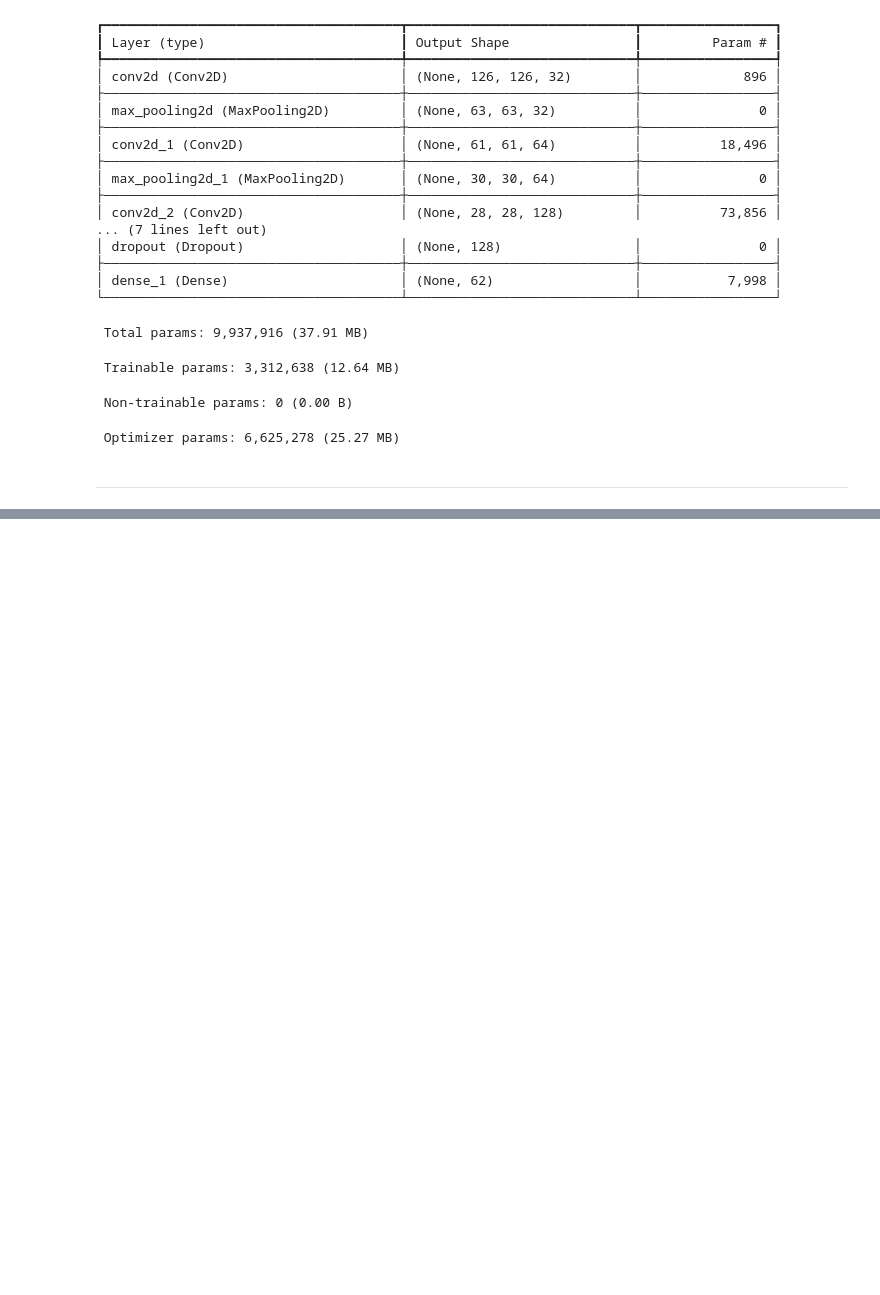
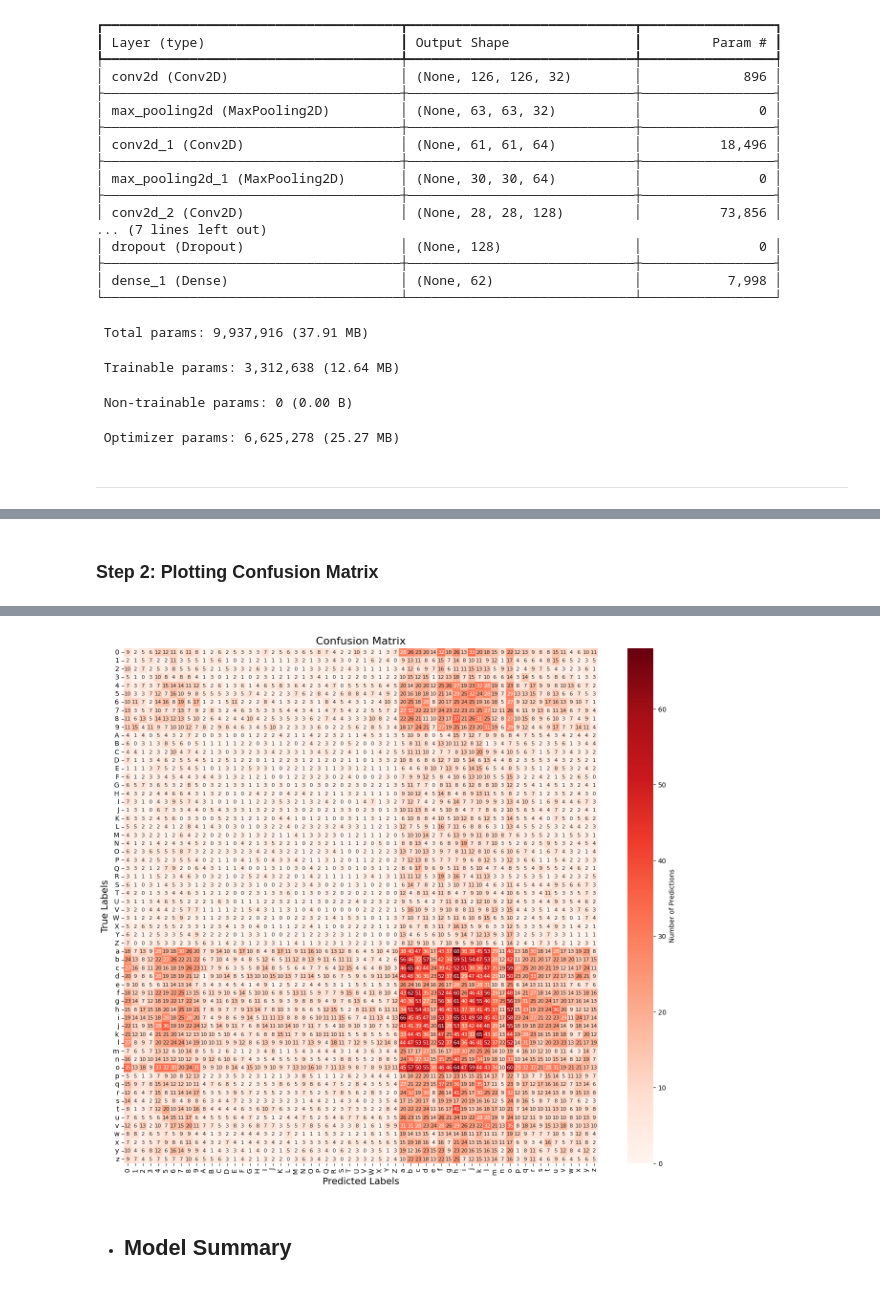
Before and after one commit to s4r1n4/islasl, a Jupyter notebook: Sign_Language_Detection.ipynb, the cells around one changed output, grey strips where cells are left out. Saved outputs shown, nothing was run; the diff lists cells and outputs as text; code cells hidden in the pictures; blank space fills up the shorter version.

```diff
--- a/Sign_Language_Detection.ipynb
+++ b/Sign_Language_Detection.ipynb
@@ -569,0 +612,28 @@ Model: "sequential"
+# %% [markdown]
+### **Step 2: Plotting Confusion Matrix**
+# %%
+from sklearn.metrics import confusion_matrix
+import seaborn as sns
+import matplotlib.pyplot as plt
+
+# Get predictions
+y_pred = model.predict(val_generator)
+y_true = val_generator.classes
+
+# Confusion matrix
+cm = confusion_matrix(y_true, y_pred.argmax(axis=1))
+
+# Plot confusion matrix
+plt.figure(figsize=(16, 14))
+sns.heatmap(cm, annot=True, fmt='d', cmap='Reds',
+            xticklabels=val_generator.class_indices.keys(),
+            yticklabels=val_generator.class_indices.keys(),
+            annot_kws={"size": 8},
+            cbar_kws={'label': 'Number of Predictions'})
+plt.title('Confusion Matrix', fontsize=16)
+plt.xlabel('Predicted Labels', fontsize=14)
+plt.ylabel('True Labels', fontsize=14)
+plt.xticks(rotation=90)
+plt.yticks(rotation=0)
+plt.show()
+# %% [output]
@@ -569,0 +641,3 @@ Model: "sequential"
+[figure, added]
+# %% [markdown]
+* ## **Model Summary**
```
Also changed, not shown: parts of 14 cells of this notebook.
